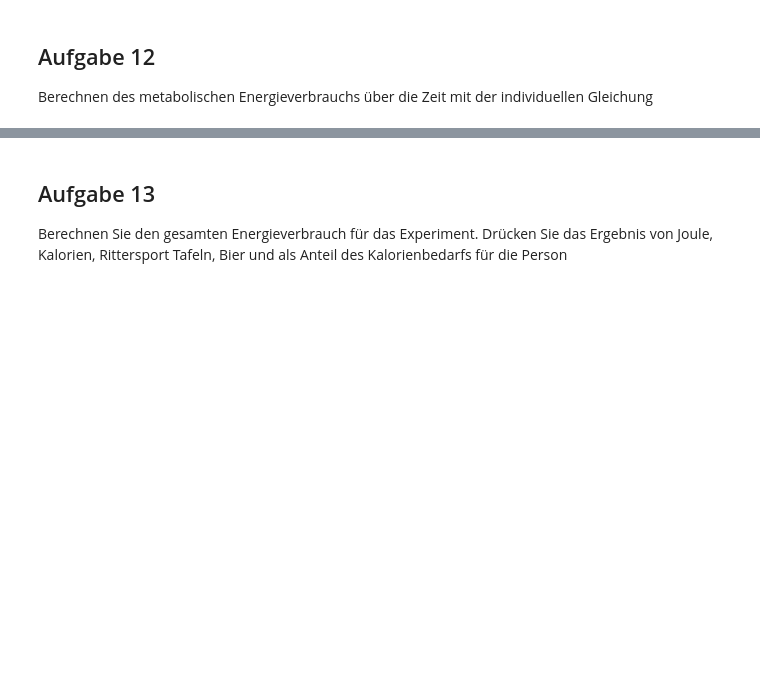
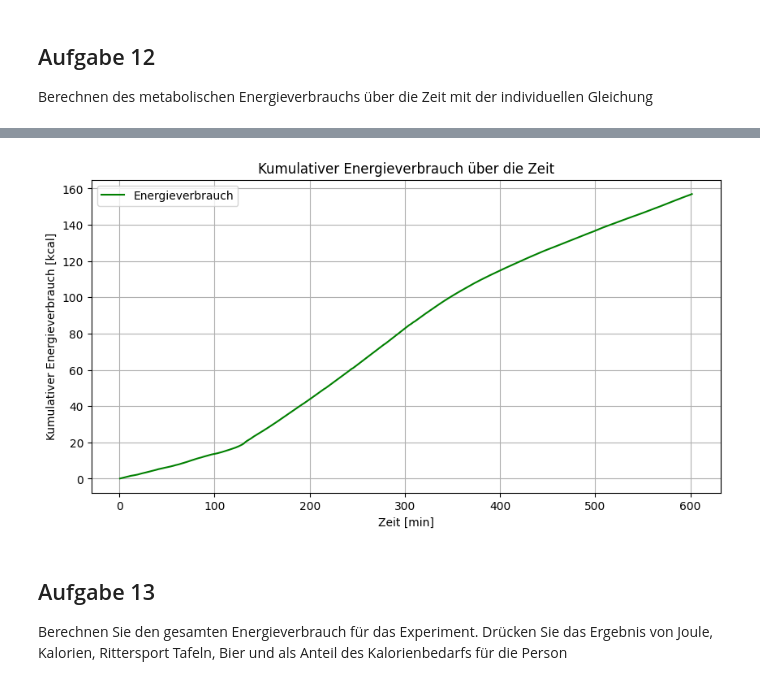
Before and after one commit to raniaxshehata/Biosignal_Praktikum_2, a Jupyter notebook: MainCode2_bearbeitetRS.ipynb, the cells around one changed output, grey strips where cells are left out. Saved outputs shown, nothing was run; the diff lists cells and outputs as text; code cells hidden in the pictures; blank space fills up the shorter version.

```diff
--- a/MainCode2_bearbeitetRS.ipynb
+++ b/MainCode2_bearbeitetRS.ipynb
@@ -1270,0 +1195,73 @@ Kumulativer metabolischer Energieverbrauch über den gesamten Zeitraum: 201.95 k
+# %%
+# Berechnung des metabolischen Energieverbrauchs für Frauen basierend auf HRR und Körpergewicht
+def energy_expenditure(hrr, weight, activity_level):
+    """
+    Berechnet den metabolischen Energieverbrauch für Frauen basierend auf der Herzfrequenzreserve (HRR)
+    und dem Körpergewicht. Unterscheidet zwischen niedrigem und hohem Aktivitätslevel.
+
+    Args:
+        hrr (array): Herzfrequenzreserve (HRR).
+        weight (float): Gewicht in kg.
+        activity_level (str): 'low' für niedriges Aktivitätslevel, 'high' für hohes Aktivitätslevel.
+
+    Returns:
+        array: Energieverbrauch in kcal/min.
+    """
+
+    if activity_level.lower() == 'low':
+        energy = 0.744 + 0.0216 * hrr + 0.00699 * weight + 0.00102 * hrr * weight  # Low activity level
+    elif activity_level.lower() == 'high':
+        energy = 0.165 + 0.0688 * hrr + 0.02666 * weight + 0.00050 * hrr * weight  # High activity level
+    else:
+        raise ValueError("activity_level must be 'low' or 'high'")
+    return energy
+
+# Indizes für die Ruhephase (0-2 Minuten)
+resting_phase = hr_time <= 120  # Erste 2 Minuten
+
+# Ruhe- und Maximalherzfrequenz berechnen
+resting_hr = np.mean(heartrate_filtered[resting_phase])  # Mittelwert der Ruhephase
+max_hr = np.max(heartrate_filtered)  # Maximum der Maximalintensitätsphase
+
+# Ruhe- und Maximalherzfrequenz ausgeben
+print(f"Ruheherzfrequenz (resting_hr): {resting_hr:.2f} BPM")
+print(f"Maximale Herzfrequenz (max_hr): {max_hr:.2f} BPM")
+
+# Herzfrequenzreserve (HRR) berechnen
+hrr = 100 * ((heartrate_filtered - resting_hr) / (max_hr - resting_hr))
+
+# Werte für die Berechnung
+weight = 55  # Gewicht in kg
+activity_level = 'high'  # 'low' oder 'high'
+
+# Berechnung des Energieverbrauchs für jede Herzfrequenz
+energy_consumption = np.array([energy_expenditure(hrr, weight, activity_level) for hrr in heartrate_filtered])
+
+# Annahme: Zeitabstände sind konstant (z.B. 1 Sekunde)
+sampling_time = np.diff(hr_time).mean()  # Zeitintervall zwischen den Herzfrequenzdatenpunkten (in Sekunden)
+
+# Umrechnung von kcal/min auf kcal/s (für jedes Intervall)
+energy_consumption_per_second = energy_consumption / 60
+
+# Berechnung des kumulierten Energieverbrauchs
+cumulative_energy = np.cumsum(energy_consumption_per_second * sampling_time)  # Kumulative Summe
+
+# Zeit in Minuten für die kumulative Energieberechnung
+time_minutes = np.arange(1, int(hr_time[-1] // 60) + 1)
+
+# Kumulierten Energieverbrauch pro Minute ausgeben
+print("Kumulativer Energieverbrauch pro Minute:")
+for minute in time_minutes:
+    idx = np.where(hr_time >= minute * 60)[0][0]
+    print(f"Nach Minute {minute}: {cumulative_energy[idx]:.2f} kcal")
+
+# Energieverbrauch über die Zeit plotten
+plt.figure(figsize=(10, 5))
+plt.plot(hr_time, cumulative_energy, color='g', label=f'Energieverbrauch')
+plt.xlabel('Zeit [min]')
+plt.ylabel('Kumulativer Energieverbrauch [kcal]')
+plt.title(f'Kumulativer Energieverbrauch über die Zeit')
+plt.grid(True)
+plt.legend()
+plt.show()
+# %% [output]
@@ -1271,3 +1281,4 @@ Kumulativer metabolischer Energieverbrauch über den gesamten Zeitraum: 201.95 k
+[figure, added]
 # %% [markdown]
 ## Aufgabe 13
 Berechnen Sie den gesamten Energieverbrauch für das Experiment. Drücken Sie das Ergebnis von Joule, Kalorien, Rittersport Tafeln, Bier und als Anteil des Kalorienbedarfs für die Person
```
Also changed, not shown: parts of 6 cells of this notebook.
